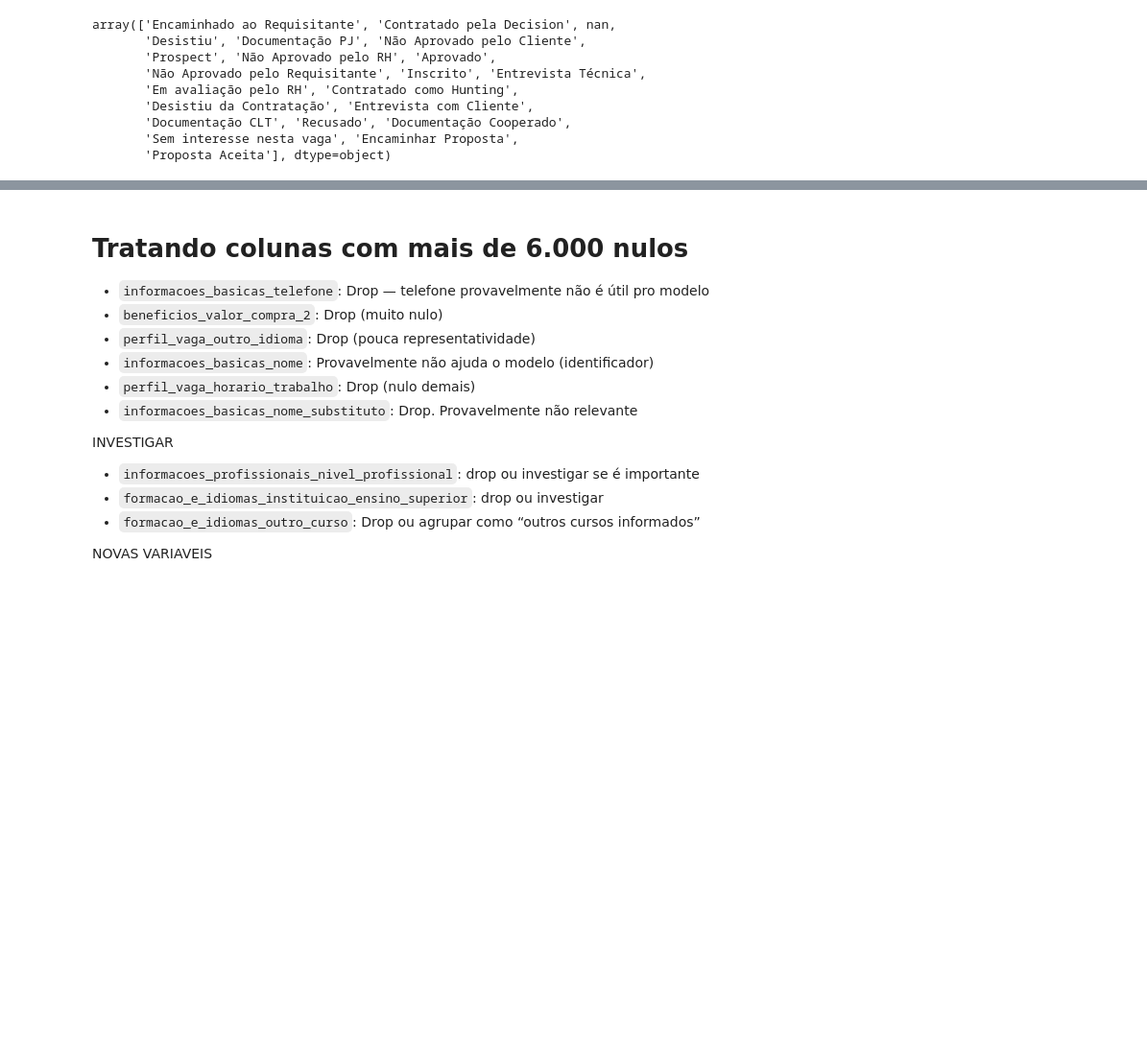
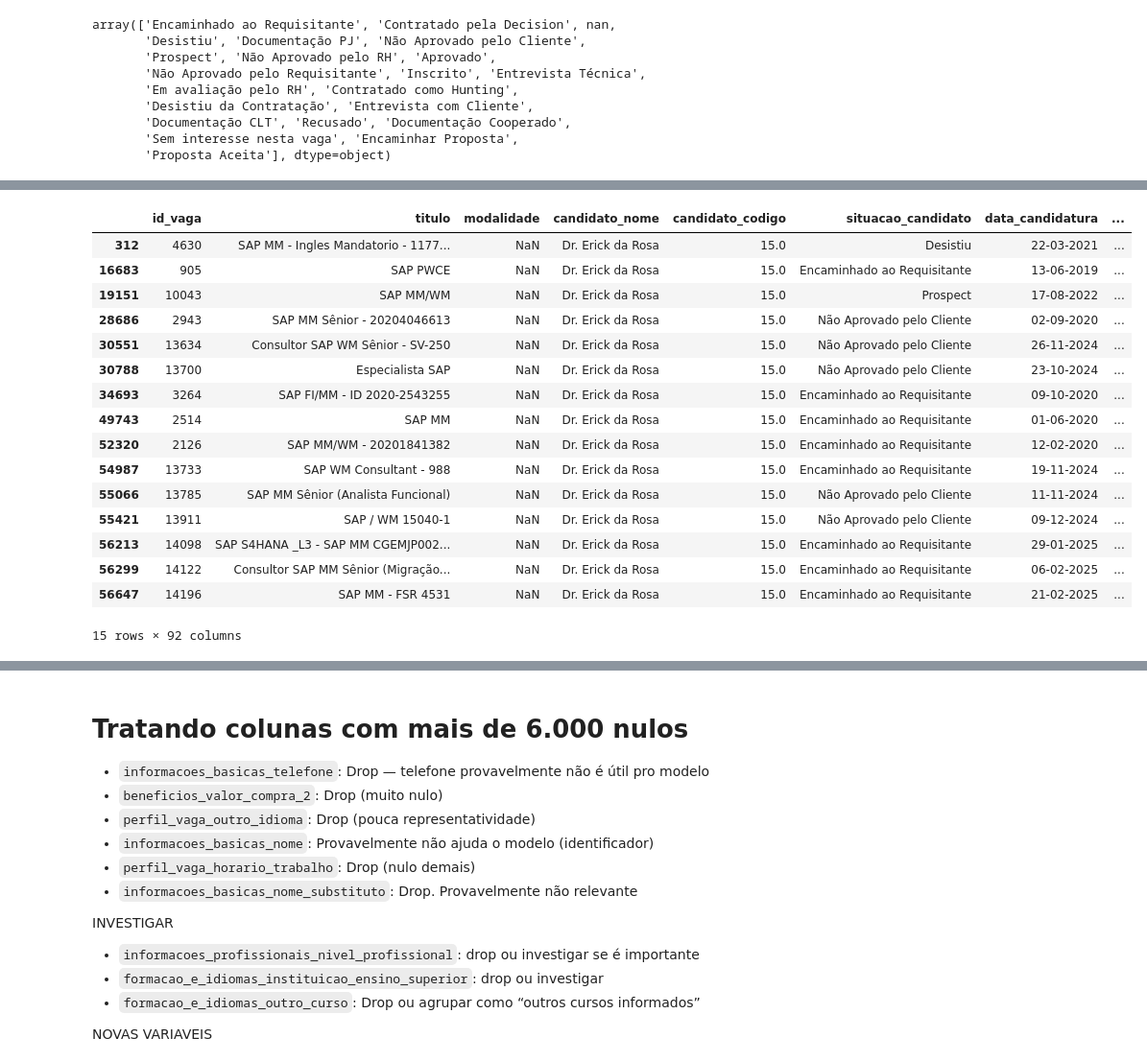
Before and after one commit to letpires/AIDecision, a Jupyter notebook: eda.ipynb, the cells around one changed output, grey strips where cells are left out. Shown at 96% size. Cells and saved outputs as stored; diff of their text form; code cells hidden in the pictures; blank space fills up the shorter version.

```diff
--- a/eda.ipynb
+++ b/eda.ipynb
@@ -2,0 +7,15 @@ import pandas as pd
+# %%
+def create_nulls_dataframe(data):
+    """
+    Cria um DataFrame com a contagem de valores nulos para cada coluna de um DataFrame.
+
+    Args:
+        data (pd.DataFrame): O DataFrame a ser analisado.
+
+    Returns:
+        pd.DataFrame: DataFrame contendo as colunas 'features' e 'nulos', ordenado do maior para o menor número de nulos.
+    """
+    nulos_df = data.isnull().sum().reset_index()
+    nulos_df.columns = ['features', 'nulos']
+    nulos_df = nulos_df.sort_values(by='nulos', ascending=False).reset_index(drop=True)
+    return nulos_df
@@ -119,0 +111,3 @@ memory usage: 44.1+ MB
+# %%
+nulos_df = create_nulls_dataframe(data)
+nulos_df
@@ -171,2 +176,5 @@ nulos_df.head(10)
+# %%
+# Renomear a coluna situacao_candidado para situacao_candidato
+data.rename(columns={'situacao_candidado': 'situacao_candidato'}, inplace=True)
 # %%
 # Verificar valores únicos da coluna situacao_candidato
@@ -472,0 +256,20 @@ nulos_df
+# %%
+data[data['id_candidato'] == 15.0]
+# %% [output]
+|  | id_vaga | titulo | modalidade | candidato_nome | candidato_codigo | situacao_candidato | data_candidatura | ... |
+| 312 | 4630 | SAP MM - Ingles Mandatorio - 1177... | NaN | Dr. Erick da Rosa | 15.0 | Desistiu | 22-03-2021 | ... |
+| 16683 | 905 | SAP PWCE | NaN | Dr. Erick da Rosa | 15.0 | Encaminhado ao Requisitante | 13-06-2019 | ... |
+| 19151 | 10043 | SAP MM/WM | NaN | Dr. Erick da Rosa | 15.0 | Prospect | 17-08-2022 | ... |
+| 28686 | 2943 | SAP MM Sênior - 20204046613 | NaN | Dr. Erick da Rosa | 15.0 | Não Aprovado pelo Cliente | 02-09-2020 | ... |
+| 30551 | 13634 | Consultor SAP WM Sênior - SV-250 | NaN | Dr. Erick da Rosa | 15.0 | Não Aprovado pelo Cliente | 26-11-2024 | ... |
+| 30788 | 13700 | Especialista SAP | NaN | Dr. Erick da Rosa | 15.0 | Não Aprovado pelo Cliente | 23-10-2024 | ... |
+| 34693 | 3264 | SAP FI/MM - ID 2020-2543255 | NaN | Dr. Erick da Rosa | 15.0 | Encaminhado ao Requisitante | 09-10-2020 | ... |
+| 49743 | 2514 | SAP MM | NaN | Dr. Erick da Rosa | 15.0 | Encaminhado ao Requisitante | 01-06-2020 | ... |
+| 52320 | 2126 | SAP MM/WM - 20201841382 | NaN | Dr. Erick da Rosa | 15.0 | Encaminhado ao Requisitante | 12-02-2020 | ... |
+| 54987 | 13733 | SAP WM Consultant - 988 | NaN | Dr. Erick da Rosa | 15.0 | Encaminhado ao Requisitante | 19-11-2024 | ... |
+| 55066 | 13785 | SAP MM Sênior (Analista Funcional) | NaN | Dr. Erick da Rosa | 15.0 | Não Aprovado pelo Cliente | 11-11-2024 | ... |
+| 55421 | 13911 | SAP / WM 15040-1 | NaN | Dr. Erick da Rosa | 15.0 | Não Aprovado pelo Cliente | 09-12-2024 | ... |
+| 56213 | 14098 | SAP S4HANA _L3 - SAP MM CGEMJP002... | NaN | Dr. Erick da Rosa | 15.0 | Encaminhado ao Requisitante | 29-01-2025 | ... |
+| 56299 | 14122 | Consultor SAP MM Sênior (Migração... | NaN | Dr. Erick da Rosa | 15.0 | Encaminhado ao Requisitante | 06-02-2025 | ... |
+| 56647 | 14196 | SAP MM - FSR 4531 | NaN | Dr. Erick da Rosa | 15.0 | Encaminhado ao Requisitante | 21-02-2025 | ... |
+15 rows × 92 columns
```
Also changed, not shown: parts of 78 cells of this notebook.
